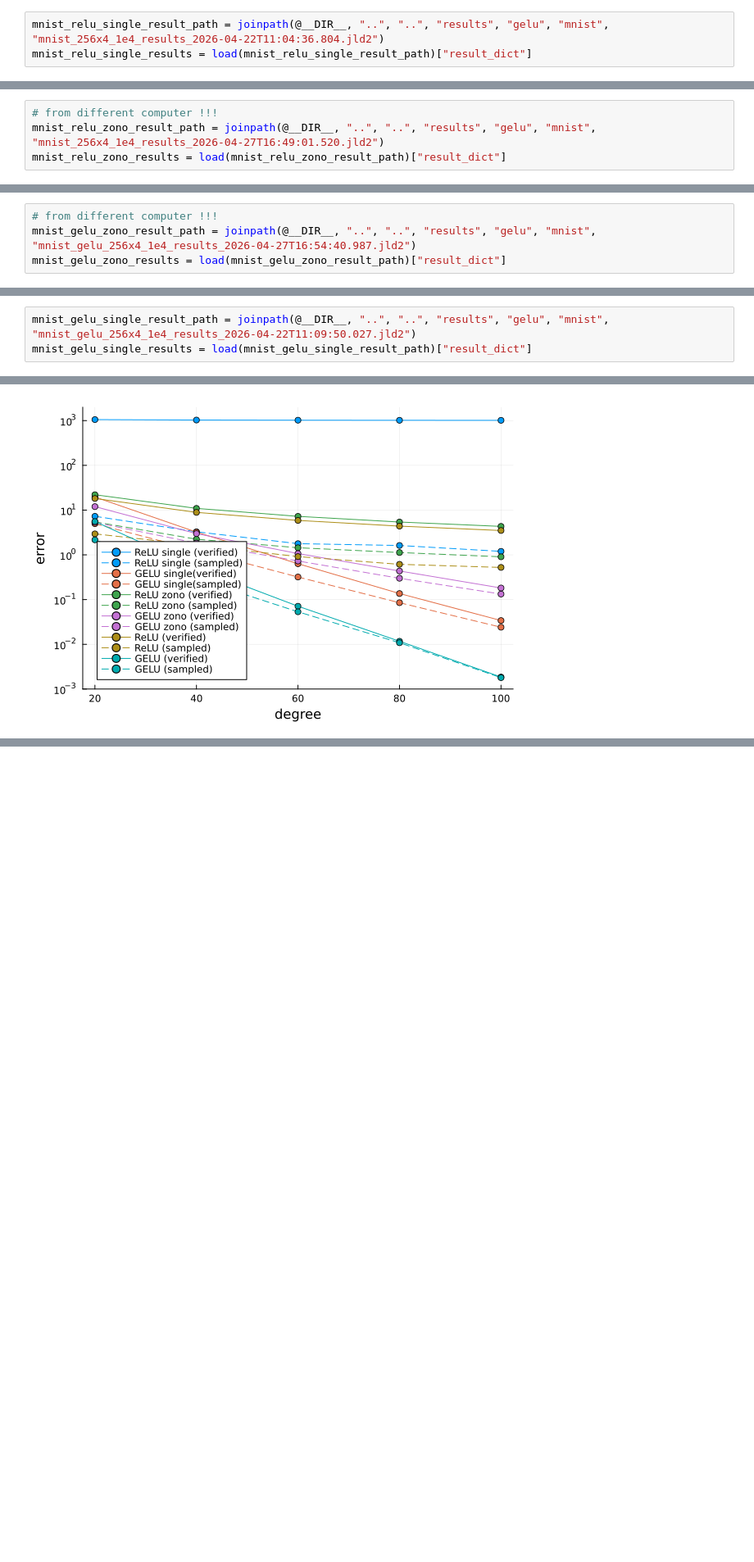
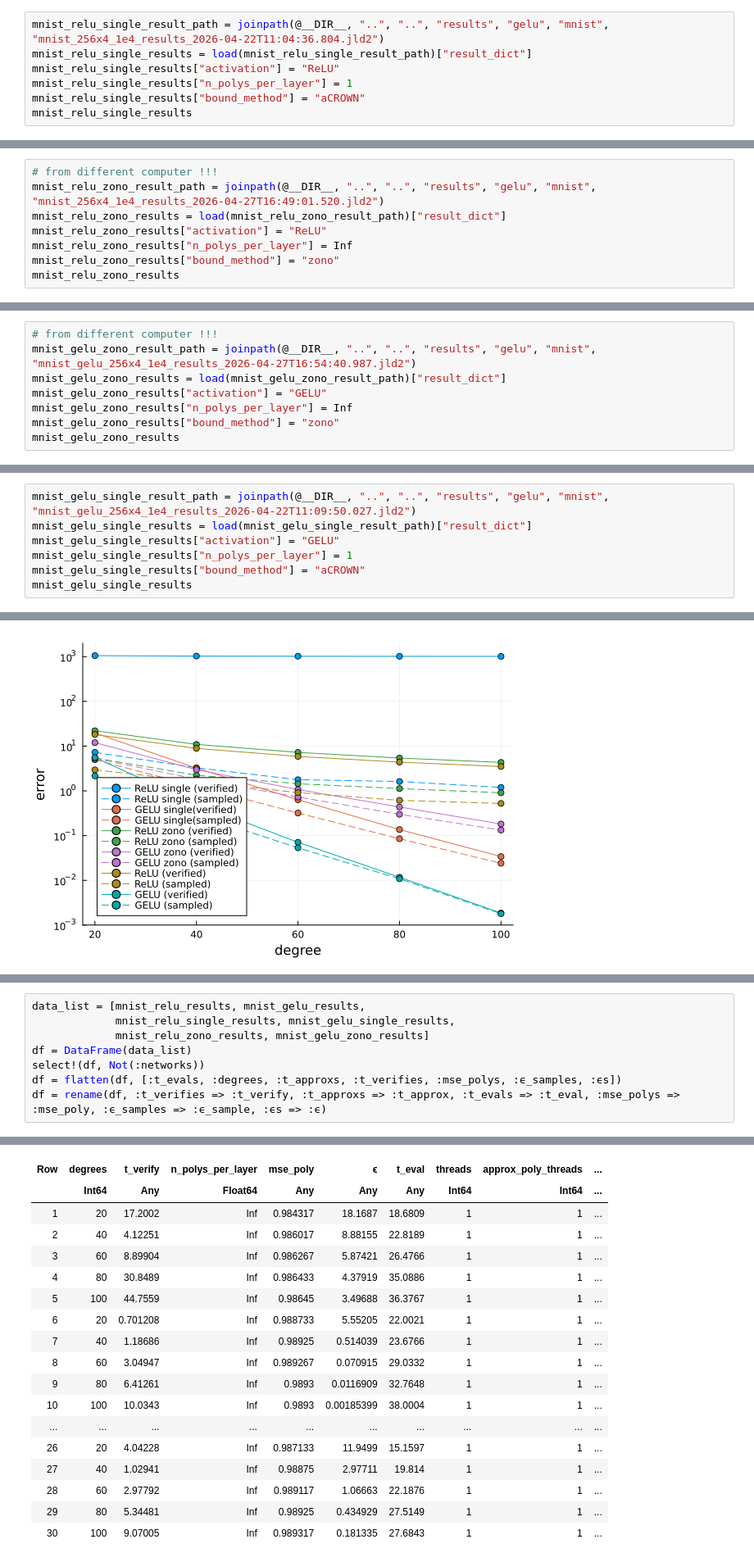
Before and after one commit to phK3/VeryDiffPolyExperiments, a Jupyter notebook: analysis/gelu/ablation.ipynb, the cells around one changed output, grey strips where cells are left out. Shown at 82% size. Cells and saved outputs as stored; diff of their text form; blank space fills up the shorter version.

```diff
--- a/analysis/gelu/ablation.ipynb
+++ b/analysis/gelu/ablation.ipynb
@@ -68,4 +51,8 @@ Dict{String, Any} with 10 entries:
 # %%
 mnist_relu_single_result_path = joinpath(@__DIR__, "..", "..", "results", "gelu", "mnist", "mnist_256x4_1e4_results_2026-04-22T11:04:36.804.jld2")
 mnist_relu_single_results = load(mnist_relu_single_result_path)["result_dict"]
+mnist_relu_single_results["activation"] = "ReLU"
+mnist_relu_single_results["n_polys_per_layer"] = 1
+mnist_relu_single_results["bound_method"] = "aCROWN"
+mnist_relu_single_results
 # %% [output]
@@ -84,4 +74,8 @@ Dict{String, Any} with 10 entries:
 # from different computer !!!
 mnist_relu_zono_result_path = joinpath(@__DIR__, "..", "..", "results", "gelu", "mnist", "mnist_256x4_1e4_results_2026-04-27T16:49:01.520.jld2")
 mnist_relu_zono_results = load(mnist_relu_zono_result_path)["result_dict"]
+mnist_relu_zono_results["activation"] = "ReLU"
+mnist_relu_zono_results["n_polys_per_layer"] = Inf
+mnist_relu_zono_results["bound_method"] = "zono"
+mnist_relu_zono_results
 # %% [output]
@@ -100,4 +97,8 @@ Dict{String, Any} with 10 entries:
 # from different computer !!!
 mnist_gelu_zono_result_path = joinpath(@__DIR__, "..", "..", "results", "gelu", "mnist", "mnist_gelu_256x4_1e4_results_2026-04-27T16:54:40.987.jld2")
 mnist_gelu_zono_results = load(mnist_gelu_zono_result_path)["result_dict"]
+mnist_gelu_zono_results["activation"] = "GELU"
+mnist_gelu_zono_results["n_polys_per_layer"] = Inf
+mnist_gelu_zono_results["bound_method"] = "zono"
+mnist_gelu_zono_results
 # %% [output]
@@ -115,4 +119,8 @@ Dict{String, Any} with 10 entries:
 # %%
 mnist_gelu_single_result_path = joinpath(@__DIR__, "..", "..", "results", "gelu", "mnist", "mnist_gelu_256x4_1e4_results_2026-04-22T11:09:50.027.jld2")
 mnist_gelu_single_results = load(mnist_gelu_single_result_path)["result_dict"]
+mnist_gelu_single_results["activation"] = "GELU"
+mnist_gelu_single_results["n_polys_per_layer"] = 1
+mnist_gelu_single_results["bound_method"] = "aCROWN"
+mnist_gelu_single_results
 # %% [output]
@@ -206,0 +224,9 @@ plot!([0], [1], label="sampled error", color = :black, linestyle=:dash)
+# %%
+data_list = [mnist_relu_results, mnist_gelu_results,
+             mnist_relu_single_results, mnist_gelu_single_results,
+             mnist_relu_zono_results, mnist_gelu_zono_results]
+df = DataFrame(data_list)
+select!(df, Not(:networks))
+df = flatten(df, [:t_evals, :degrees, :t_approxs, :t_verifies, :mse_polys, :ϵ_samples, :ϵs])
+df = rename(df, :t_verifies => :t_verify, :t_approxs => :t_approx, :t_evals => :t_eval, :mse_polys => :mse_poly, :ϵ_samples => :ϵ_sample, :ϵs => :ϵ)
+# %% [output]
@@ -206,0 +235,18 @@ plot!([0], [1], label="sampled error", color = :black, linestyle=:dash)
+| Row | degrees | t_verify | n_polys_per_layer | mse_poly | ϵ | t_eval | threads | approx_poly_threads | ... |
+|  | Int64 | Any | Float64 | Any | Any | Any | Int64 | Int64 | ... |
+| 1 | 20 | 17.2002 | Inf | 0.984317 | 18.1687 | 18.6809 | 1 | 1 | ... |
+| 2 | 40 | 4.12251 | Inf | 0.986017 | 8.88155 | 22.8189 | 1 | 1 | ... |
+| 3 | 60 | 8.89904 | Inf | 0.986267 | 5.87421 | 26.4766 | 1 | 1 | ... |
+| 4 | 80 | 30.8489 | Inf | 0.986433 | 4.37919 | 35.0886 | 1 | 1 | ... |
+| 5 | 100 | 44.7559 | Inf | 0.98645 | 3.49688 | 36.3767 | 1 | 1 | ... |
+| 6 | 20 | 0.701208 | Inf | 0.988733 | 5.55205 | 22.0021 | 1 | 1 | ... |
+| 7 | 40 | 1.18686 | Inf | 0.98925 | 0.514039 | 23.6766 | 1 | 1 | ... |
+| 8 | 60 | 3.04947 | Inf | 0.989267 | 0.070915 | 29.0332 | 1 | 1 | ... |
+| 9 | 80 | 6.41261 | Inf | 0.9893 | 0.0116909 | 32.7648 | 1 | 1 | ... |
+| 10 | 100 | 10.0343 | Inf | 0.9893 | 0.00185399 | 38.0004 | 1 | 1 | ... |
+| ... | ... | ... | ... | ... | ... | ... | ... | ... | ... |
+| 26 | 20 | 4.04228 | Inf | 0.987133 | 11.9499 | 15.1597 | 1 | 1 | ... |
+| 27 | 40 | 1.02941 | Inf | 0.98875 | 2.97711 | 19.814 | 1 | 1 | ... |
+| 28 | 60 | 2.97792 | Inf | 0.989117 | 1.06663 | 22.1876 | 1 | 1 | ... |
+| 29 | 80 | 5.34481 | Inf | 0.98925 | 0.434929 | 27.5149 | 1 | 1 | ... |
+| 30 | 100 | 9.07005 | Inf | 0.989317 | 0.181335 | 27.6843 | 1 | 1 | ... |
```
Also changed, not shown: parts of 32 cells of this notebook.
